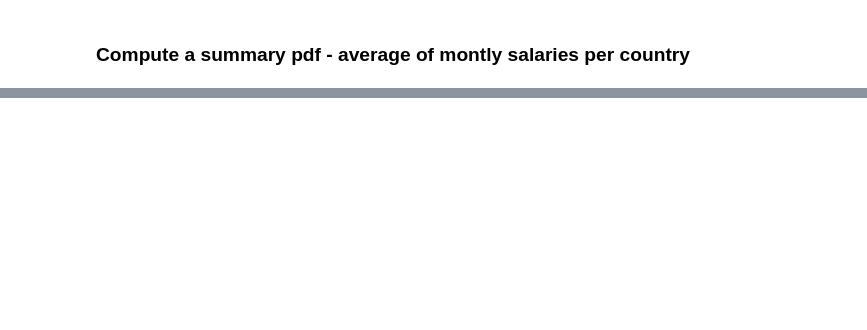
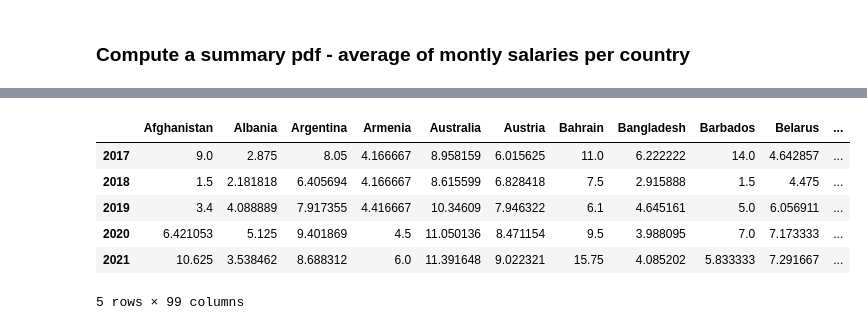
Before and after one commit to developergakuo/information-Visualisation-Group-7-Assignment-, a Jupyter notebook: income_in_ueros_per_country.ipynb, the cells around one changed output, grey strips where cells are left out. Cells and saved outputs as stored; diff of their text form; code cells hidden in the pictures; blank space fills up the shorter version.

```diff
--- a/income_in_ueros_per_country.ipynb
+++ b/income_in_ueros_per_country.ipynb
@@ -255,0 +397,37 @@ NameError: name 'summary_df' is not defined
+# %%
+summary_df = None
+i = 0
+for year, df in clean_payment_dataframes_2017_to_2020.items():
+    df = df.filter(items=['Country', 'YearsCodePro'] )
+    print(df.head())
+    # compute mean salary per country and reset the resulting df index
+    df =  df.groupby('Country').mean().reset_index()
+    print(df.head())
+
+    # add column names
+    df.columns = ['Country', year]
+
+    # merge the resulting dataframes into a single df columns = years, rows = countries
+    if i > 0:
+        summary_df = pd.DataFrame.merge(summary_df,df,on='Country')
+        i+=1
+    else:
+        summary_df =  df
+        i+=1
+
+# Transpose the summary_df, now  columns = countries and rows = years
+summary_df = summary_df.T
+
+# Pick all the countries -> first row of the transposed matrix
+column_names = summary_df.iloc[0]
+column_names = list(column_names)
+
+# drop the first row containing countries' names, instead make the countries the column names
+summary_df = summary_df.drop('Country')
+summary_df.columns = column_names
+
+# You can finally do some simple plots
+summary_df.plot( xticks = [2017, 2018, 2019, 2020, 2021], title= "A dirty plot of the world :P ")
+summary_df[['Uzbekistan','France'] ].plot( xticks = [2017, 2018, 2019, 2020, 2021], title = "Uzbekistan vs. France ")
+
+summary_df.to_csv(path_or_buf = 'processed_data/experience/average_experience_per_country_per_year.csv', index=False)
@@ -255,0 +454,10 @@ NameError: name 'summary_df' is not defined
+# %%
+summary_df
+# %% [output]
+|  | Afghanistan | Albania | Argentina | Armenia | Australia | Austria | Bahrain | Bangladesh | Barbados | Belarus | ... |
+| 2017 | 9.0 | 2.875 | 8.05 | 4.166667 | 8.958159 | 6.015625 | 11.0 | 6.222222 | 14.0 | 4.642857 | ... |
+| 2018 | 1.5 | 2.181818 | 6.405694 | 4.166667 | 8.615599 | 6.828418 | 7.5 | 2.915888 | 1.5 | 4.475 | ... |
+| 2019 | 3.4 | 4.088889 | 7.917355 | 4.416667 | 10.34609 | 7.946322 | 6.1 | 4.645161 | 5.0 | 6.056911 | ... |
+| 2020 | 6.421053 | 5.125 | 9.401869 | 4.5 | 11.050136 | 8.471154 | 9.5 | 3.988095 | 7.0 | 7.173333 | ... |
+| 2021 | 10.625 | 3.538462 | 8.688312 | 6.0 | 11.391648 | 9.022321 | 15.75 | 4.085202 | 5.833333 | 7.291667 | ... |
+5 rows × 99 columns
```
Also changed, not shown: parts of 12 cells of this notebook, 14 other files.
